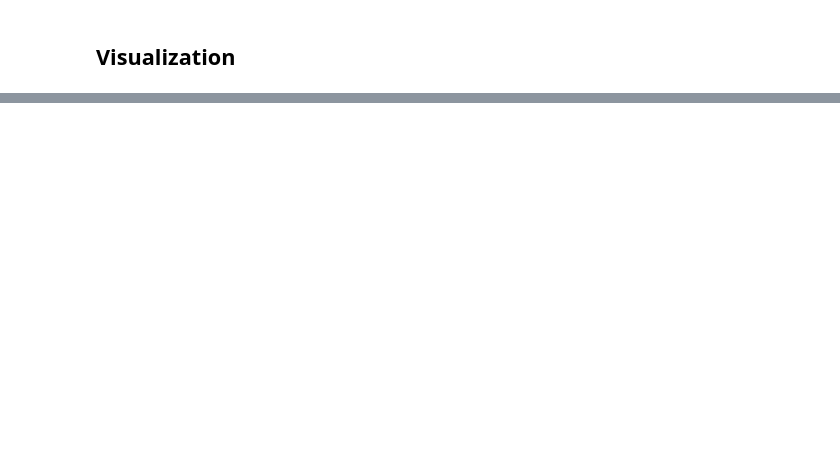
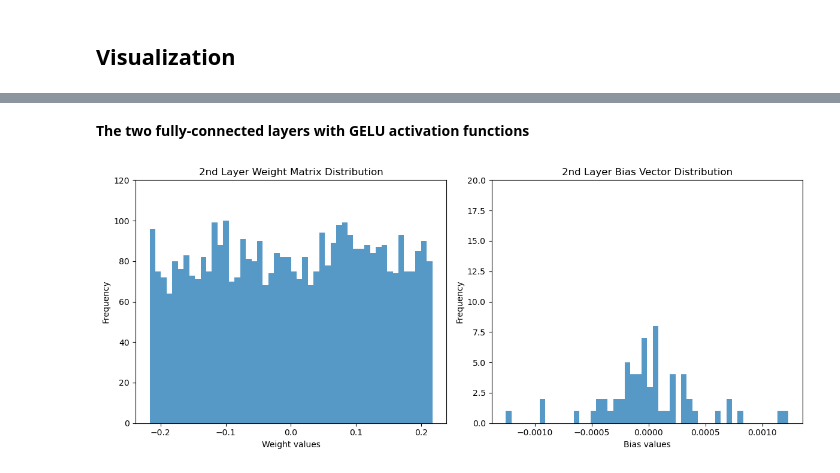
Before and after one commit to ANNIZHENG/Interactive_Weight_Analytics_Interface, a Jupyter notebook: VideoVisionTransformer.ipynb, the cells around one changed output, grey strips where cells are left out. Cells and saved outputs as stored; diff of their text form; code cells hidden in the pictures; blank space fills up the shorter version.

```diff
--- a/VideoVisionTransformer.ipynb
+++ b/VideoVisionTransformer.ipynb
@@ -509,0 +393,63 @@ attention_matrix = attention_scores_list[layer_idx][:, head_idx, :, :]
+# %% [markdown]
+**The two fully-connected layers with GELU activation functions**
+# %%
+# Record Dense Layer Weights and Bias
+"""
+x3 = keras.Sequential(
+    [
+        layers.Dense(units=embed_dim, activation=ops.gelu),
+        layers.Dense(units=embed_dim, activation=ops.gelu),
+    ]
+)(x3)
+"""
+
+weights = []
+
+for layer in model.layers:
+    if (layer.__class__.__name__ == "Sequential"):
+        weights.append(layer.get_weights())
+# %%
+# for w in weights:
+w = weights[-1]
+
+# SparseCategoricalAccuracy
+# weight_matrix_1 = w[0]
+# bias_matrix_1 = w[1]
+
+# SparseTopKCategoricalAccuracy
+weight_matrix_2 = w[2]
+bias_matrix_2 = w[3]
+
+# plt.figure(figsize=(12, 5))
+# plt.subplot(1, 2, 1)
+# plt.title("1st Layer Weight Matrix Distribution")
+# plt.hist(weight_matrix_1.flatten(), bins=50, alpha=0.75)
+# plt.xlabel("Weight values")
+# plt.ylabel("Frequency")
+# plt.ylim(0, 120)
+# plt.subplot(1, 2, 2)
+# plt.title("1st Layer Bias Vector Distribution")
+# plt.hist(bias_matrix_1.flatten(), bins=50, alpha=0.75)
+# plt.xlabel("Bias values")
+# plt.ylabel("Frequency")
+# plt.ylim(0, 20)
+# plt.tight_layout()
+# plt.show()
+
+plt.figure(figsize=(12, 5))
+plt.subplot(1, 2, 1)
+plt.title("2nd Layer Weight Matrix Distribution")
+plt.hist(weight_matrix_2.flatten(), bins=50, alpha=0.75)
+plt.xlabel("Weight values")
+plt.ylabel("Frequency")
+plt.ylim(0, 120)
+plt.subplot(1, 2, 2)
+plt.title("2nd Layer Bias Vector Distribution")
+plt.hist(bias_matrix_2.flatten(), bins=50, alpha=0.75)
+plt.xlabel("Bias values")
+plt.ylabel("Frequency")
+plt.ylim(0, 20)
+plt.tight_layout()
+plt.show()
+# %% [output]
+[figure, added]
```
Also changed, not shown: parts of 31 cells of this notebook.
